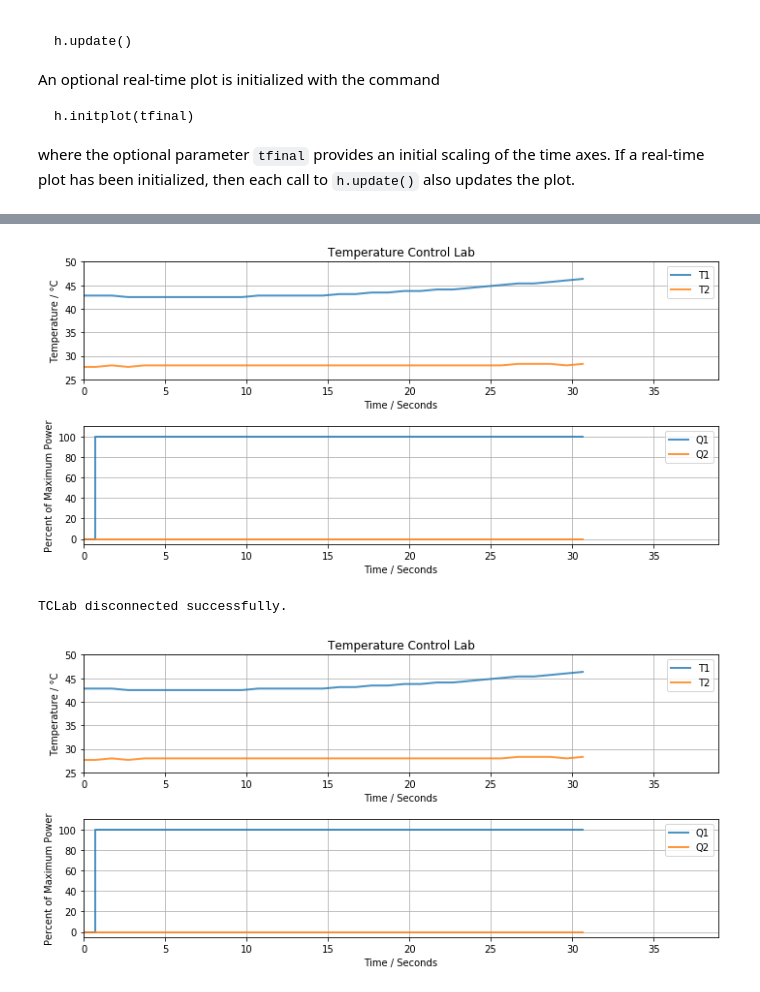
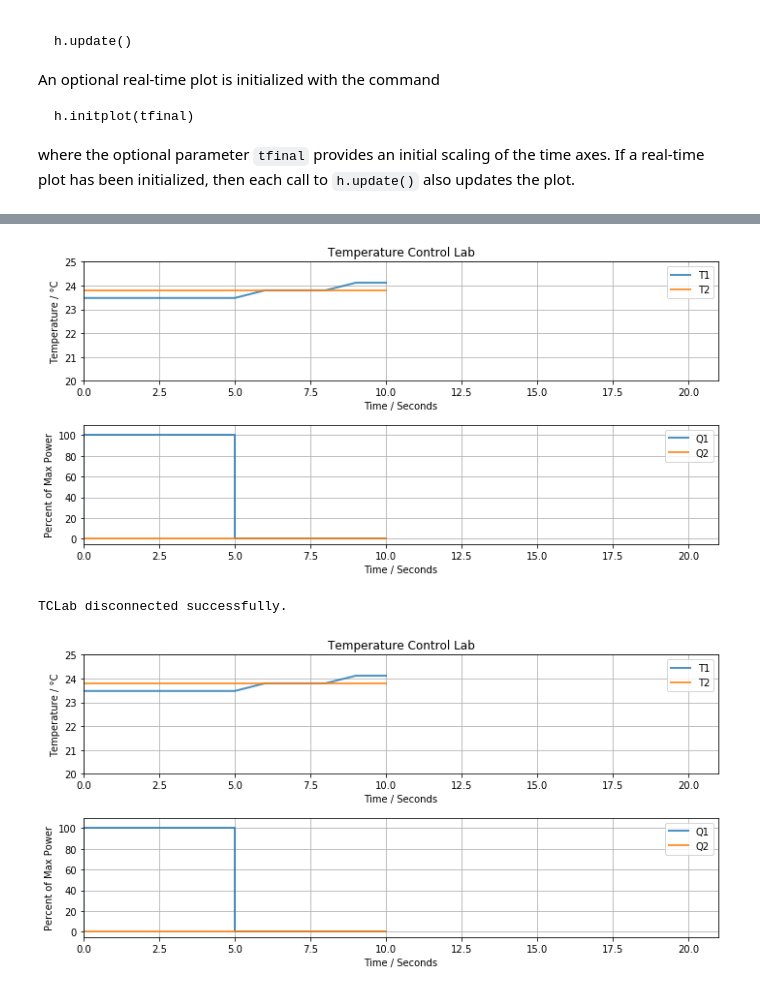
Before and after one commit to jckantor/TCLab, a Jupyter notebook: notebooks/0_TCLab_Overview.ipynb, the cells around one changed output, grey strips where cells are left out. Cells and saved outputs as stored; diff of their text form; code cells hidden in the pictures.

```diff
--- a/notebooks/0_TCLab_Overview.ipynb
+++ b/notebooks/0_TCLab_Overview.ipynb
@@ -48,6 +45,0 @@ This second examples shows how to retrieve the version number of the firmware lo
-# %%
-from tclab import TCLab
-
-a = TCLab()
-print(a.version)
-a.close()
@@ -64,7 +51,7 @@ The Python `with` statement provides a convenient means of setting up and closin
 from tclab import TCLab
 
 with TCLab() as a:
-    print(a.version)
+    a.LED(100)
 # %% [output]
 Connecting to TCLab
 TCLab Firmware Version 1.2.1 connected on port /dev/cu.usbmodem1411
@@ -255,12 +241,10 @@ where the optional parameter `tfinal` provides an initial scaling of the time ax
 %matplotlib inline
 from tclab import TCLab, clock, Historian
 
-tperiod = 180
-
 with TCLab() as a:
     h = Historian(a)
     h.initplot()
-    for t in clock(tperiod):
+    for t in clock(200):
         a.Q1(100 if t < 100 else 0)
-        h.update()
+        h.update(t)
 # %% [output]
@@ -270,19 +254,17 @@ TCLab disconnected successfully.
 # %%
 %matplotlib inline
 from tclab import TCLab, clock, Historian
 
-tperiod = 30
-
 with TCLab() as a:
     h = Historian(a)
-    h.initplot(10)
-    for t in clock(tperiod):
-        a.Q1(100 if t < 100 else 0)
-        h.update()
+    h.initplot()
+    for t in clock(10,strict=True):
+        a.Q1(0 if t > 5 else 100)
+        h.update(t)
 # %% [output]
-[figure, old version]
+[figure, new version]
 TCLab disconnected successfully.
-[figure, old version]
+[figure, new version]
 # %%
 h.log
 # %% [output]
```
Also changed, not shown: parts of 11 cells of this notebook, 1 other file.
